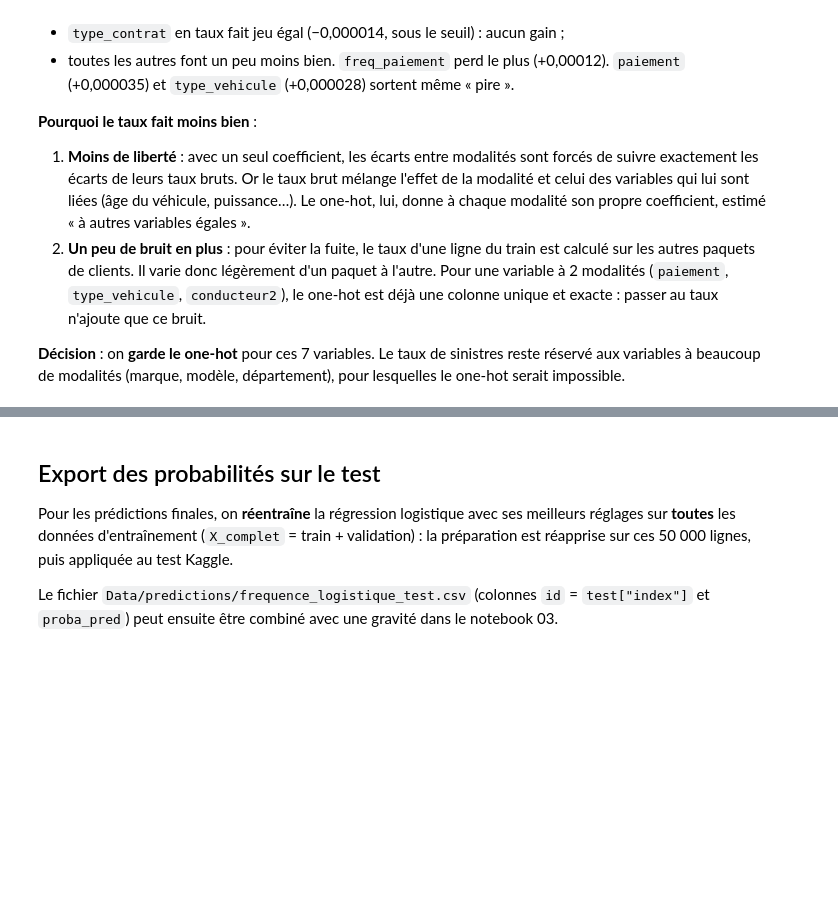
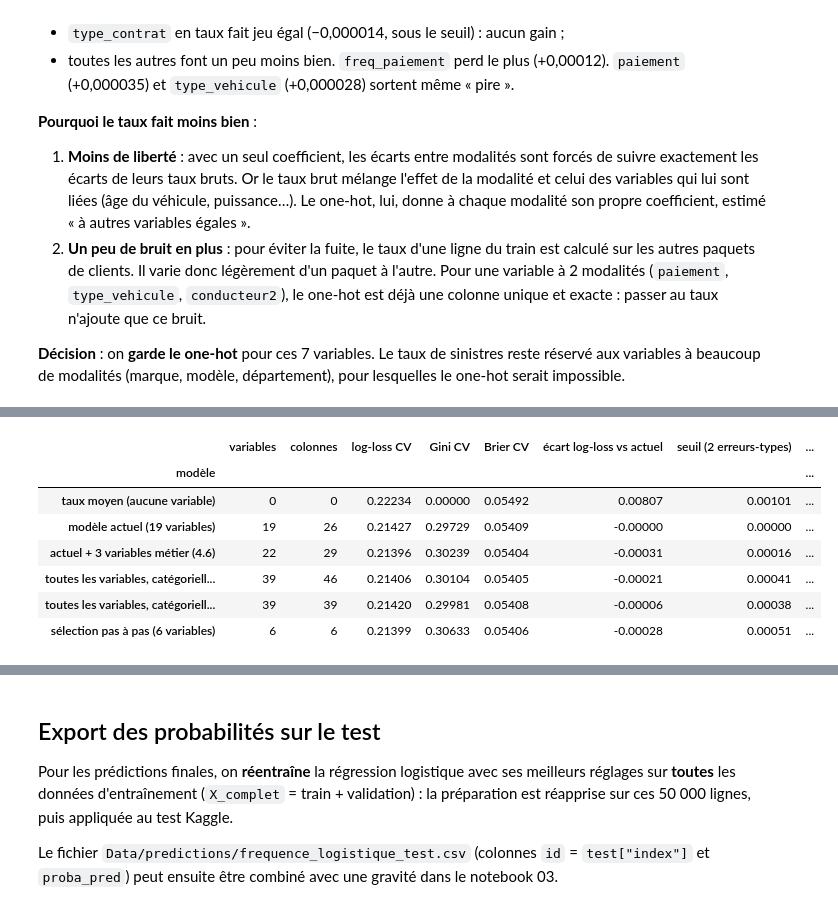
Before and after one commit to MaximilienCY/TD-Tarification-automobile-par-Machine-Learning, a Jupyter notebook: notebooks/01_frequence.ipynb, the cells around one changed output, grey strips where cells are left out. Saved outputs shown, nothing was run; the diff lists cells and outputs as text; code cells hidden in the pictures; blank space fills up the shorter version.

```diff
--- a/notebooks/01_frequence.ipynb
+++ b/notebooks/01_frequence.ipynb
@@ -2317,0 +2554,34 @@ Colonnes : one-hot 26 -> taux 19
+# %%
+def ligne_modele(nom, choix):
+    # Les 3 mesures en validation croisée, et la comparaison avec le modèle actuel
+    scores = scores_options(choix, plis_selection)
+    test = comparer(scores, reference)
+    return {"modèle": nom, "variables": len(choix), "colonnes": sum(len(plis_selection[0][4][o]) for o in choix),
+            "log-loss CV": scores["log-loss"].mean(), "Gini CV": scores["Gini"].mean(), "Brier CV": scores["Brier"].mean(),
+            "écart log-loss vs actuel": test["écart moyen vs référence"], "seuil (2 erreurs-types)": test["seuil (2 erreurs-types)"],
+            "verdict": test["verdict"]}
+
+
+TOUTES_VARIABLES = list(dict.fromkeys(v for v, _ in OPTIONS))
+OPTIONS_METIER = OPTIONS_ACTUEL + [("puissance_poids", "calculée"), ("malus", "calculée"), ("jeune_conducteur2", "calculée")]
+MODELES = {
+    "taux moyen (aucune variable)": [],
+    "modèle actuel (19 variables)": OPTIONS_ACTUEL,
+    "actuel + 3 variables métier (4.6)": OPTIONS_METIER,
+    "toutes les variables, catégorielles en one-hot": options_du_modele(TOUTES_VARIABLES),
+    "toutes les variables, catégorielles en taux": options_du_modele(TOUTES_VARIABLES, {v: "taux" for v in CAT_FAIBLE}),
+    f"sélection pas à pas ({len(OPTIONS_SELECTION)} variables)": OPTIONS_SELECTION,
+}
+with threadpool_limits(limits=1):
+    lignes = Parallel(n_jobs=-1, prefer="threads")(delayed(ligne_modele)(nom, choix) for nom, choix in MODELES.items())
+comparaison_modeles = pd.DataFrame(lignes).set_index("modèle")
+comparaison_modeles.round(5)
+# %% [output]
+|  | variables | colonnes | log-loss CV | Gini CV | Brier CV | écart log-loss vs actuel | seuil (2 erreurs-types) | ... |
+| modèle |  |  |  |  |  |  |  | ... |
+| taux moyen (aucune variable) | 0 | 0 | 0.22234 | 0.00000 | 0.05492 | 0.00807 | 0.00101 | ... |
+| modèle actuel (19 variables) | 19 | 26 | 0.21427 | 0.29729 | 0.05409 | -0.00000 | 0.00000 | ... |
+| actuel + 3 variables métier (4.6) | 22 | 29 | 0.21396 | 0.30239 | 0.05404 | -0.00031 | 0.00016 | ... |
+| toutes les variables, catégoriell... | 39 | 46 | 0.21406 | 0.30104 | 0.05405 | -0.00021 | 0.00041 | ... |
+| toutes les variables, catégoriell... | 39 | 39 | 0.21420 | 0.29981 | 0.05408 | -0.00006 | 0.00038 | ... |
+| sélection pas à pas (6 variables) | 6 | 6 | 0.21399 | 0.30633 | 0.05406 | -0.00028 | 0.00051 | ... |
```
Also changed, not shown: parts of 11 cells of this notebook, 3 other files.
